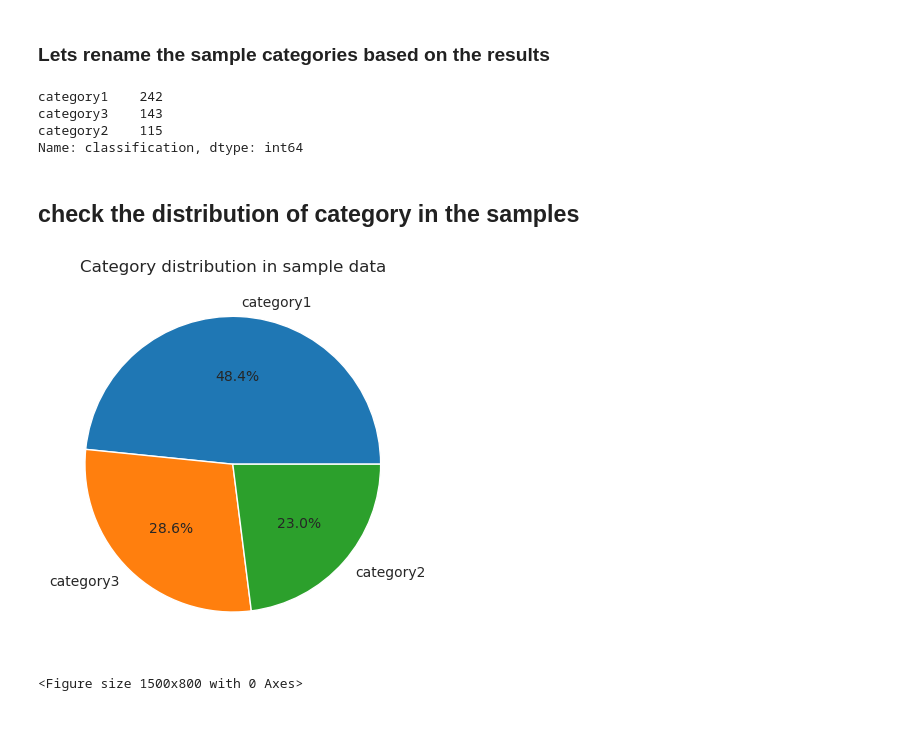
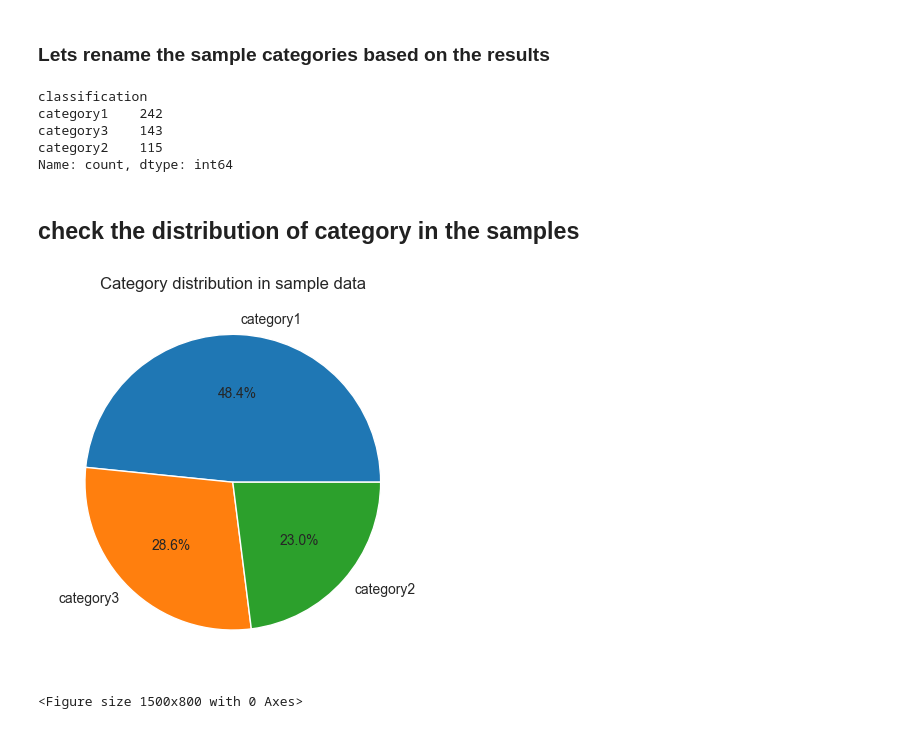
Before and after one commit to Vengadesh58/Supervised_Machine_Learning, a Jupyter notebook: water-qaulity-testing-classification.ipynb, the cells around one changed output. Drawn from its saved outputs; the diff is of its cells as text; code cells hidden in the pictures.

```diff
--- a/water-qaulity-testing-classification.ipynb
+++ b/water-qaulity-testing-classification.ipynb
@@ -30,7 +10,7 @@ warnings.filterwarnings("ignore")
 # %%
 #load the data into dataframe
 
-df = pd.read_csv("/kaggle/input/water-quality-testing/Water Quality Testing.csv",index_col=0)
+df = pd.read_csv("Water Quality Testing.csv",index_col=0)
 df.head()
 # %% [output]
 |  | pH | Temperature (°C) | Turbidity (NTU) | Dissolved Oxygen (mg/L) | Conductivity (µS/cm) |
@@ -193,19 +174,20 @@ df['classification'] = df['classification'].astype("int")
 df['classification'] = df['classification'].map({0:'category1',1:'category2',2:'category3'})
 df['classification'].value_counts()
 # %% [output]
+classification
 category1    242
 category3    143
 category2    115
-Name: classification, dtype: int64
+Name: count, dtype: int64
 # %% [markdown]
 ## check the distribution of category in the samples
 # %%
 category = df['classification'].value_counts().reset_index(name='counts')
-plt.pie(x=category['counts'],labels=category['index'],autopct='%1.1f%%')
+plt.pie(x=category['counts'],labels=category['classification'],autopct='%1.1f%%')
 plt.title("Category distribution in sample data")
 plt.show()
 # %% [output]
-[figure, old version]
+[figure, new version]
 # %%
 fig = plt.figure(figsize=(15,8))
 sns.catplot(data=df,x="pH",y="Dissolved Oxygen (mg/L)",hue="classification",height=8,aspect=3.7)
```
Also changed, not shown: parts of 15 cells of this notebook, 6 other files.
